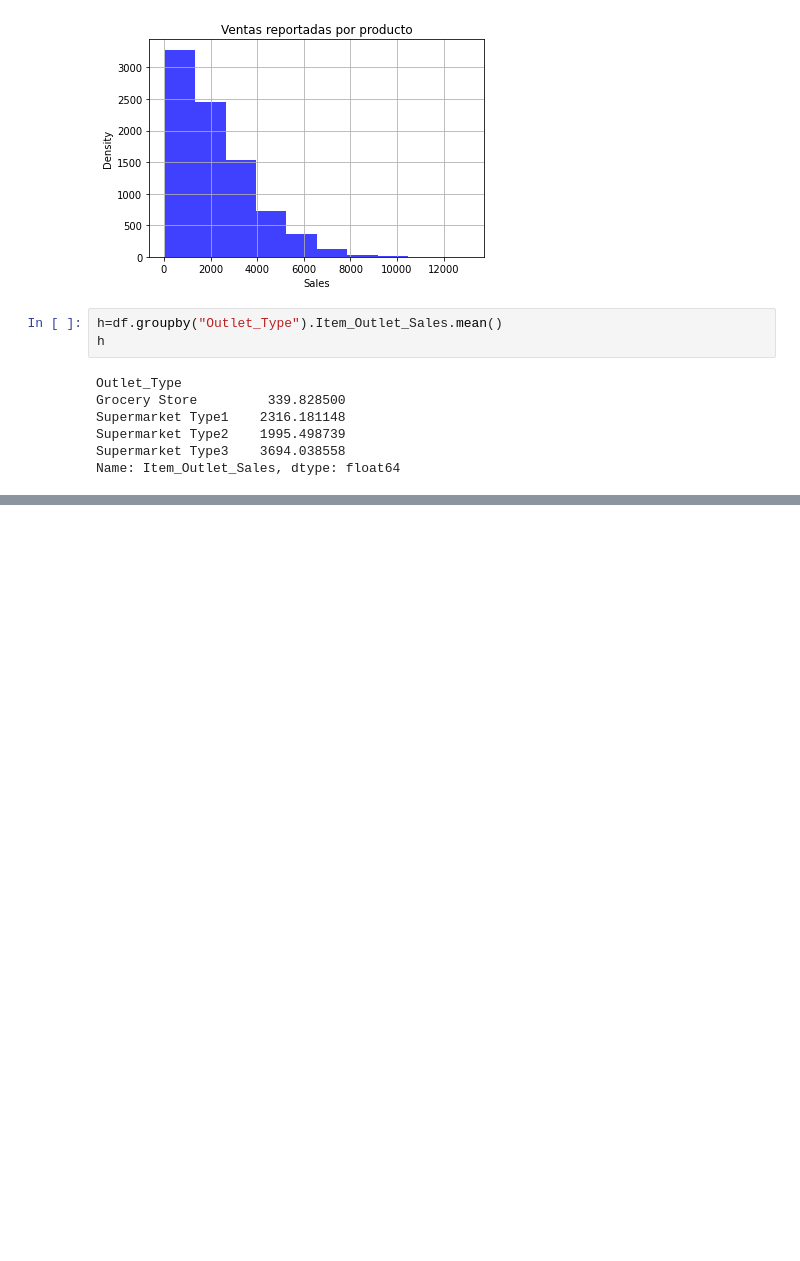
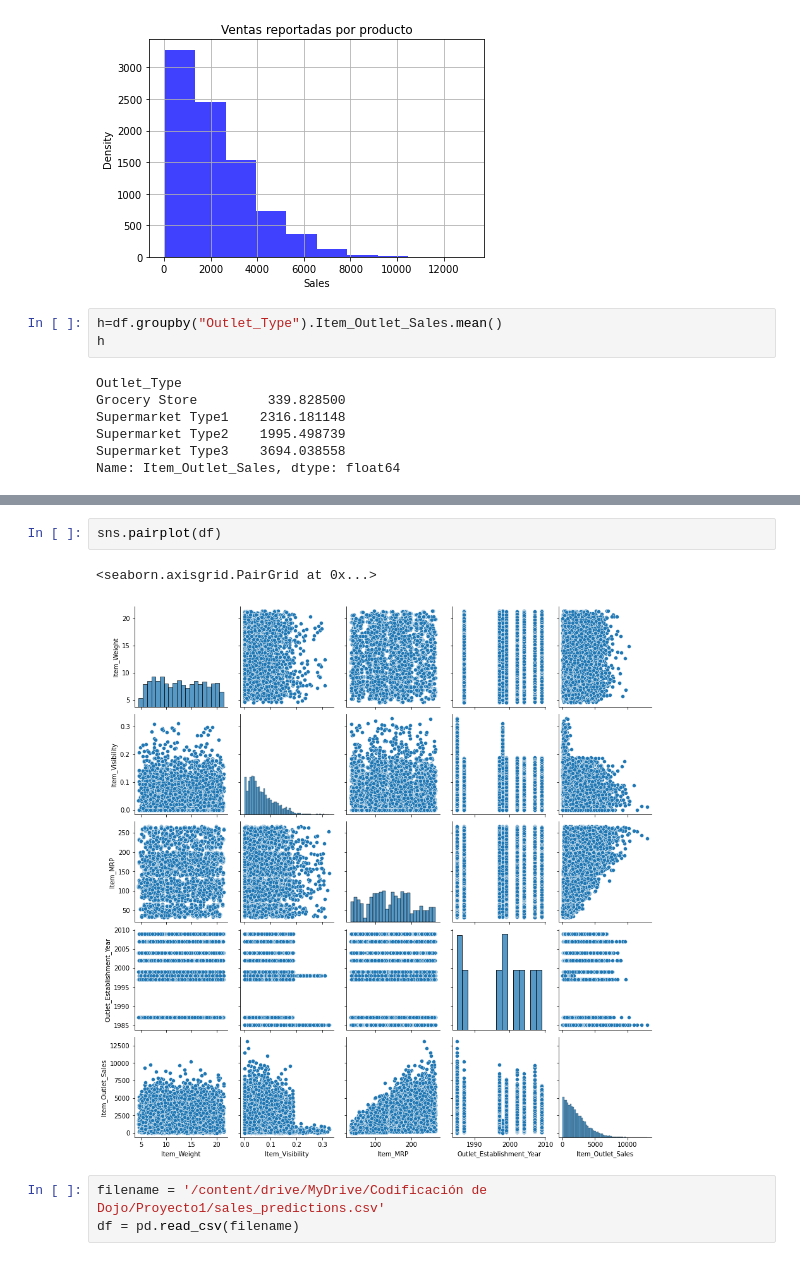
Before and after one commit to Betancur1991/Sales-Predictions, a Jupyter notebook: Sales_predictions.ipynb, the cells around one changed output, grey strips where cells are left out. Cells and saved outputs as stored; diff of their text form; blank space fills up the shorter version.

```diff
--- a/Sales_predictions.ipynb
+++ b/Sales_predictions.ipynb
@@ -242,0 +317,8 @@ plt.xticks(rotation=90)
+# %%
+sns.pairplot(df)
+# %% [output]
+<seaborn.axisgrid.PairGrid at 0x...>
+[figure, added]
+# %%
+filename = '/content/drive/MyDrive/Codificación de Dojo/Proyecto1/sales_predictions.csv'
+df = pd.read_csv(filename)
```
Also changed, not shown: parts of 30 cells of this notebook.
